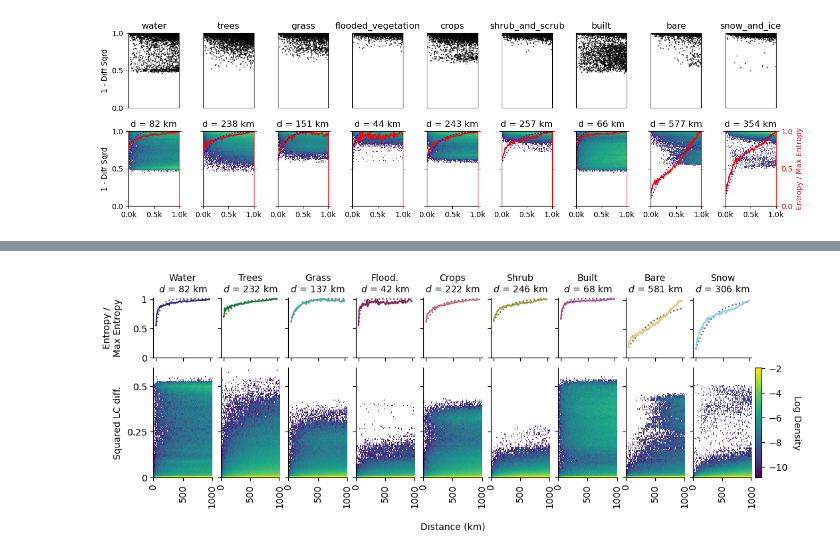
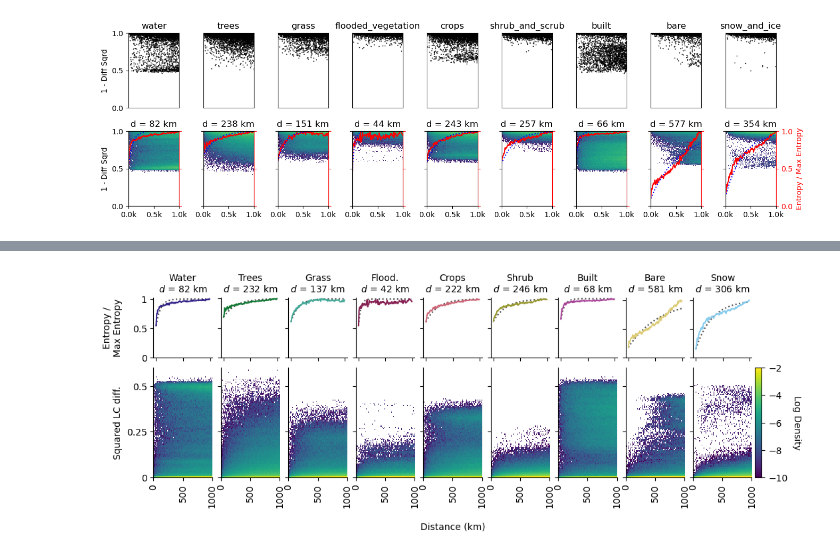
Before and after one commit to WUR-AI/interpret_earth_embeddings, a Jupyter notebook: notebooks/Spatial relationship task.ipynb, the cells around one changed output, grey strips where cells are left out. Drawn from its saved outputs; the diff is of its cells as text; code cells hidden in the pictures.

```diff
--- a/notebooks/Spatial relationship task.ipynb
+++ b/notebooks/Spatial relationship task.ipynb
@@ -247,7 +267,7 @@ save_fig = True
 cmap_lc = du.create_cmap_dynamic_world()
 name_dict_lc = {name: name.split('_')[0].title().replace('Flooded', 'Flood.') for name in land_cover_names}
 
-entropy_dist = []
+entropy_curves = []
 entropy_fit = []
 
 sim_name = 'lc'
@@ -280,6 +300,7 @@ for e, (points, weights, name) in enumerate(zip(curr_sim, pair_weights, sim_name
             interpolation='none',
             origin='lower',
             rasterized=False,
+            vmin=-10, vmax=-2,
             extent=[hist[1][0], hist[1][-1], hist[2][0], hist[2][-1]])
   ax1.set_aspect('auto')
 
@@ -291,7 +312,7 @@ for e, (points, weights, name) in enumerate(zip(curr_sim, pair_weights, sim_name
   ax2 = plt.subplot(gs_entropy[0, e])
   p = hist[0].T / np.sum(hist[0].T, axis=0, keepdims=True)
   entropy = -np.sum(p*np.log(np.clip(p, 1e-12, 1)), axis=0)
-  entropy_dist.append(entropy)
+  entropy_curves.append(entropy)
   # E = np.sum(p*hist[2][:-1][:,None], axis=0)
   ax2.plot(hist[1][:-1], entropy/np.max(entropy), c=cmap_lc[name])
 
@@ -307,31 +328,31 @@ for e, (points, weights, name) in enumerate(zip(curr_sim, pair_weights, sim_name
     entropy_fit.append((entropy[0]/np.max(entropy)-1)* np.exp(-hist[1][:-1] / (pars[0] * hist[1][-2])) + 1)
 
     ax2.set_title(label=f'{name_dict_lc[name]}\n' + r"$d$" + f' = {pars[0]*hist[1][-1]:.0f} km', fontsize=10)
 
   # Annotate both axes
   ax1.set_yticks([0, 0.25, 0.5], [])
   ax2.set_yticks([0, 0.5, 1], [])
 
   if e == 0:
     ax1.set_ylabel('Squared LC diff.')
     ax1.set_yticks([0, 0.25, 0.5], ['0', '0.25', '0.5'])
     ax2.set_ylabel('Entropy /\nMax Entropy')
     ax2.set_yticks([0, 0.5, 1], ['0', '0.5', '1'])
     fig.align_ylabels([ax1, ax2])
 
   ax2.set_xticks([0, 500, 1000], [])
   ax1.set_xticks([0, 500, 1000], ['0', '500', '1000'], rotation=90)
   if e == 4:
     ax1.set_xlabel('\nDistance (km)')
 
   for sp in ['top', 'right']:
     ax1.spines[sp].set_visible(False)
     ax2.spines[sp].set_visible(False)
 
   # plt.savefig(f'figs/jacob/dist_{sim_name}_{dist_cutoff}.pdf')
   # plt.savefig(f'figs/jacob/dist_{sim_name}_{dist_cutoff}.png')
 
 if save_fig:
   plt.savefig(f'/Users/tplas/repos/ms_neureo/figs/spatial_relationship_entropy_lc.pdf', bbox_inches='tight')
 # %% [output]
-[figure, old version]
+[figure, new version]
```
Also changed, not shown: parts of 9 cells of this notebook, 1 other file.
